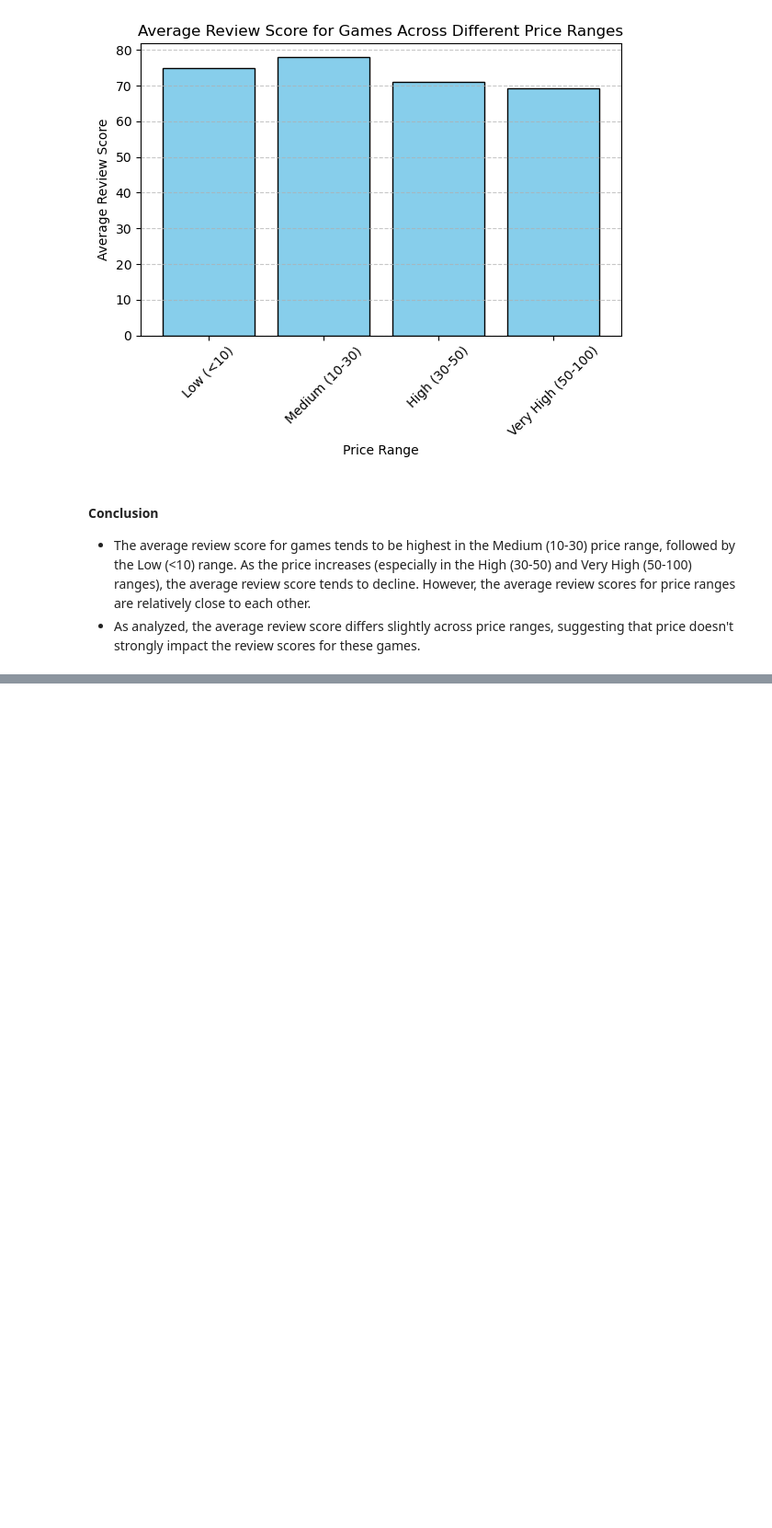
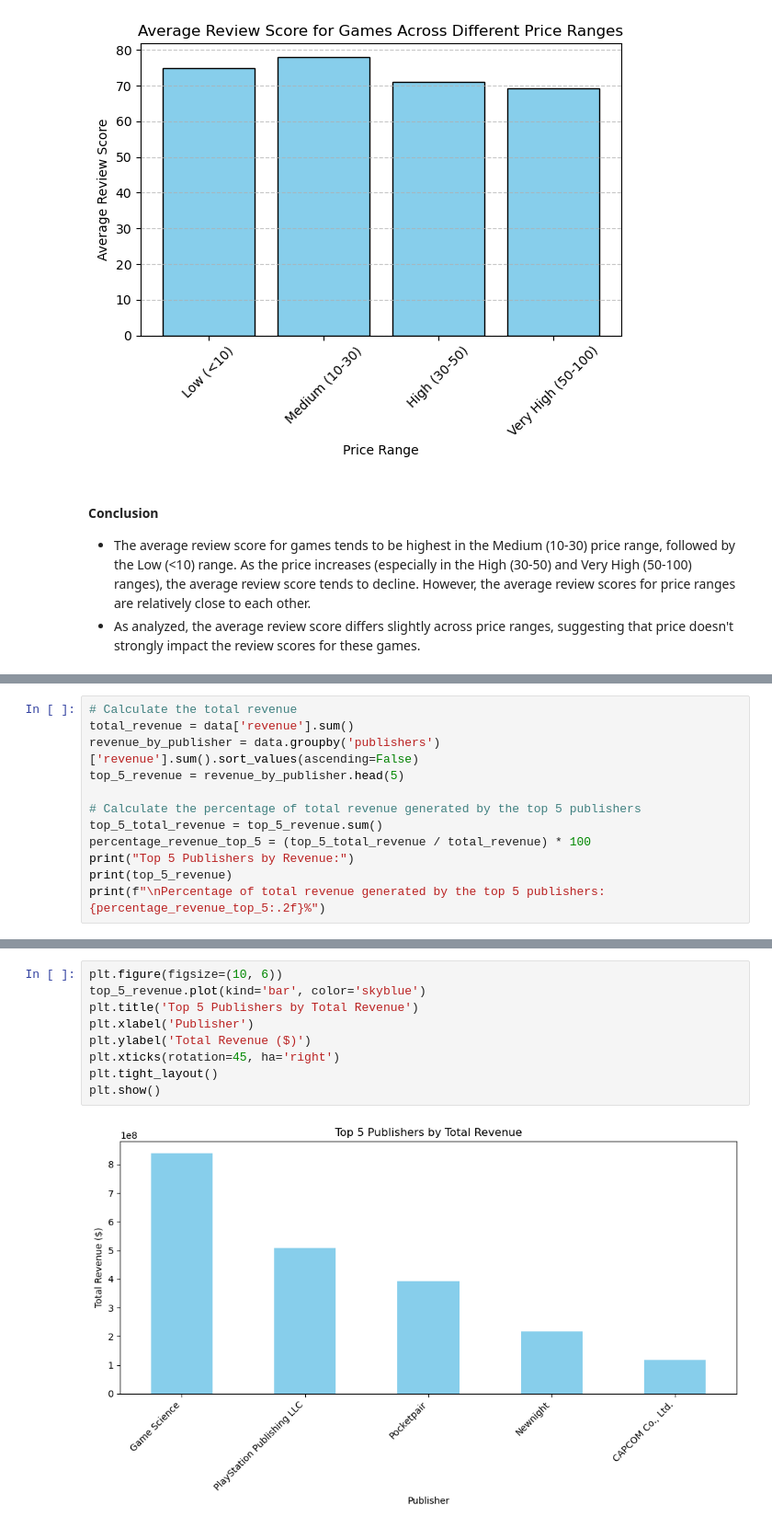
Before and after one commit to tmthu1204/PDS_FinalProject, a Jupyter notebook: FinalProject.ipynb, the cells around one changed output, grey strips where cells are left out. Shown: that part at 92% size. Drawn from its saved outputs; the diff is of its cells as text; blank space fills up the shorter version.

```diff
--- a/FinalProject.ipynb
+++ b/FinalProject.ipynb
@@ -506,0 +520,12 @@ plt.show()
+# %%
+# Calculate the total revenue
+total_revenue = data['revenue'].sum()
+revenue_by_publisher = data.groupby('publishers')['revenue'].sum().sort_values(ascending=False)
+top_5_revenue = revenue_by_publisher.head(5)
+
+# Calculate the percentage of total revenue generated by the top 5 publishers
+top_5_total_revenue = top_5_revenue.sum()
+percentage_revenue_top_5 = (top_5_total_revenue / total_revenue) * 100
+print("Top 5 Publishers by Revenue:")
+print(top_5_revenue)
+print(f"\nPercentage of total revenue generated by the top 5 publishers: {percentage_revenue_top_5:.2f}%")
@@ -506,0 +543,11 @@ plt.show()
+# %%
+plt.figure(figsize=(10, 6))
+top_5_revenue.plot(kind='bar', color='skyblue')
+plt.title('Top 5 Publishers by Total Revenue')
+plt.xlabel('Publisher')
+plt.ylabel('Total Revenue ($)')
+plt.xticks(rotation=45, ha='right')
+plt.tight_layout()
+plt.show()
+# %% [output]
+[figure, added]
```
Also changed, not shown: parts of 6 cells of this notebook.
